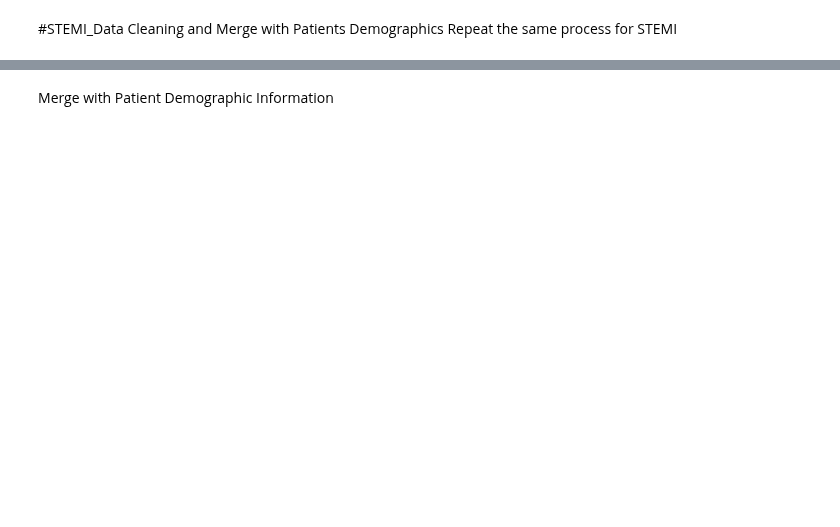
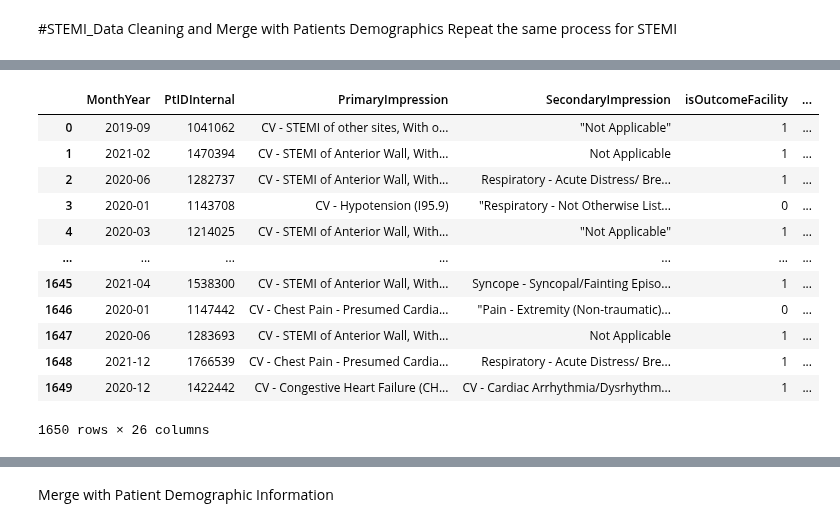
Before and after one commit to blesssong2020/Fairfax-Consultants---Summer2022-DEAN690, a Jupyter notebook: FFConsultants.ipynb, the cells around one changed output, grey strips where cells are left out. Saved outputs shown, nothing was run; the diff lists cells and outputs as text; code cells hidden in the pictures; blank space fills up the shorter version.

Commit message:
STEMI Updated

```diff
--- a/FFConsultants.ipynb
+++ b/FFConsultants.ipynb
@@ -926,11 +1094,11 @@ print(STEMIclean.head())
 # %%
-## create a new column that is STEMI if the PrimaryImpression column contains the string "STEMI", Other if not
-STEMIclean["PrimaryImpr"] = pd.np.where(STEMIclean["Merged_Impression"].str.contains("CV - STEMI", na=False, case=False), "1",
-                                        (pd.np.where(STEMIclean["Merged_Impression"].str.contains("I21.", na=False, case=False),"1","0")))
+#To find out  if it is Under or Over Triage.
+#TRIAGE is the sorting of and allocation of treatment to patients
 
-                            #pd.np.where(STEMIclean["PrimaryImpression"].str.contains("I21.0" or "I21.1" or "I21.2", na=False, case=False), "STEMI", "Other")
+STEMIclean["Triage0"] = np.where(((STEMIclean["ProviderImpression"] == STEMIclean["STEMI_outcome"])),'Triage','')
+STEMIclean["Triage1"] = np.where(((STEMIclean["ProviderImpression"] == 1) &  (STEMIclean["STEMI_outcome"] == 0)),'OverTriage','')
+STEMIclean["Triage2"] = np.where(((STEMIclean["ProviderImpression"] == 0) &  (STEMIclean["STEMI_outcome"] == 1)),'UnderTriage','')
+STEMIclean["Triage"] = STEMIclean["Triage0"].fillna('') + STEMIclean["Triage1"].fillna('') + STEMIclean["Triage2"].fillna('')
 
-print(STEMIclean.head())
-
-#Write as .csv
-STEMIclean.to_excel("E:\DAEN_690\Data\PdmSTEMI.xlsx",sheet_name='STEMI' , index=False)
+print('Head: ',STEMIclean.head())
+print('UniqueValue: ',STEMIclean["Triage"].unique())
@@ -943,5 +1151,6 @@ STEMIclean['DMSAMI'] = STEMIclean['DoesMonitorStateAcuteMI'].replace(['No','Unce
 # %%
 #Merge Questionnaire columns to easily analyze/ pivot
-STEMIclean["AcuteMI_stSegmentElevation"] = STEMIclean['DCPSAMI'].fillna('') + STEMIclean['DPIstSEl'].fillna('') + STEMIclean['DMSAMI'].fillna('')
+STEMIclean["AcuteMI_stSegmentElevation"] = STEMIclean['DCPSAMI'].fillna('') +"," + STEMIclean['DPIstSEl'].fillna('') + "," + STEMIclean['DMSAMI'].fillna('')
+STEMIclean.head()
 #Write as .csv
 #STEMIclean.to_excel("E:\DAEN_690\Data\PdmSTEMI.xlsx",sheet_name='STEMI' , index=False)
@@ -948,4 +1165,18 @@ STEMIclean["AcuteMI_stSegmentElevation"] = STEMIclean['DCPSAMI'].fillna('') + ST
 # %%
-print("\n PImpressions Values: \n", STEMIclean['PrimaryImpression'].unique())
-print("\n PImpr Values: \n", STEMIclean['PrimaryImpr'].unique())
-#print("\n Unique qSOFA values: \n",SEPSISclean['qSOFA'].unique())
+#Crete dummies for STEMIStatus for Machine Learning
+STEMIclean_Boolean = pd.get_dummies(STEMIclean, columns=['STEMIstatus'])#, drop_first=True)
+STEMIclean_Boolean
+# %% [output]
+|  | MonthYear | PtIDInternal | PrimaryImpression | SecondaryImpression | isOutcomeFacility | ... |
+| 0 | 2019-09 | 1041062 | CV - STEMI of other sites, With o... | "Not Applicable" | 1 | ... |
+| 1 | 2021-02 | 1470394 | CV - STEMI of Anterior Wall, With... | Not Applicable | 1 | ... |
+| 2 | 2020-06 | 1282737 | CV - STEMI of Anterior Wall, With... | Respiratory - Acute Distress/ Bre... | 1 | ... |
+| 3 | 2020-01 | 1143708 | CV - Hypotension (I95.9) | "Respiratory - Not Otherwise List... | 0 | ... |
+| 4 | 2020-03 | 1214025 | CV - STEMI of Anterior Wall, With... | "Not Applicable" | 1 | ... |
+| ... | ... | ... | ... | ... | ... | ... |
+| 1645 | 2021-04 | 1538300 | CV - STEMI of Anterior Wall, With... | Syncope - Syncopal/Fainting Episo... | 1 | ... |
+| 1646 | 2020-01 | 1147442 | CV - Chest Pain - Presumed Cardia... | "Pain - Extremity (Non-traumatic)... | 0 | ... |
+| 1647 | 2020-06 | 1283693 | CV - STEMI of Anterior Wall, With... | Not Applicable | 1 | ... |
+| 1648 | 2021-12 | 1766539 | CV - Chest Pain - Presumed Cardia... | Respiratory - Acute Distress/ Bre... | 1 | ... |
+| 1649 | 2020-12 | 1422442 | CV - Congestive Heart Failure (CH... | CV - Cardiac Arrhythmia/Dysrhythm... | 1 | ... |
+1650 rows × 26 columns
```
Also changed, not shown: parts of 35 cells of this notebook.
